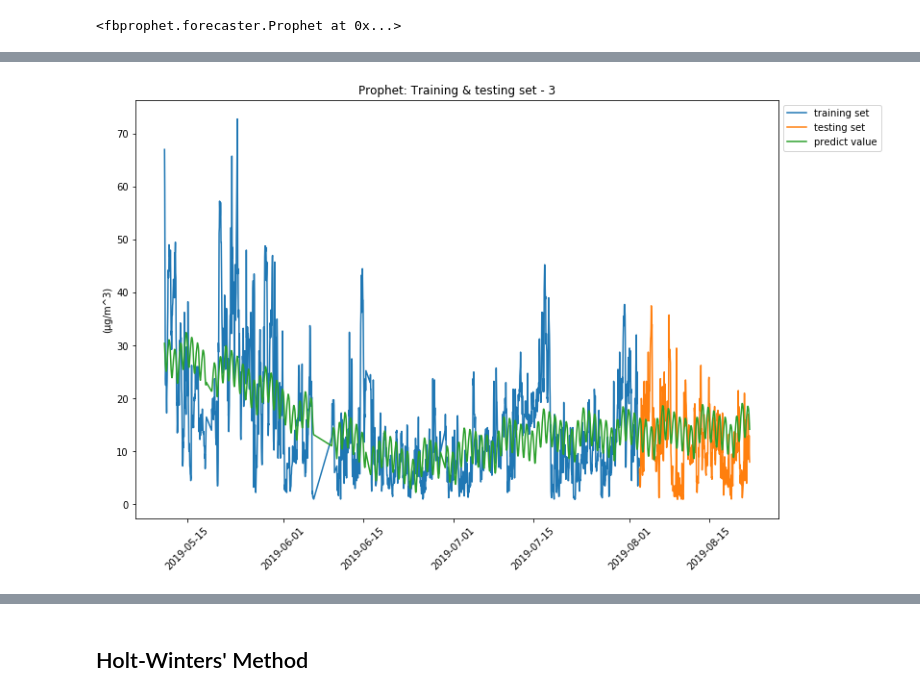
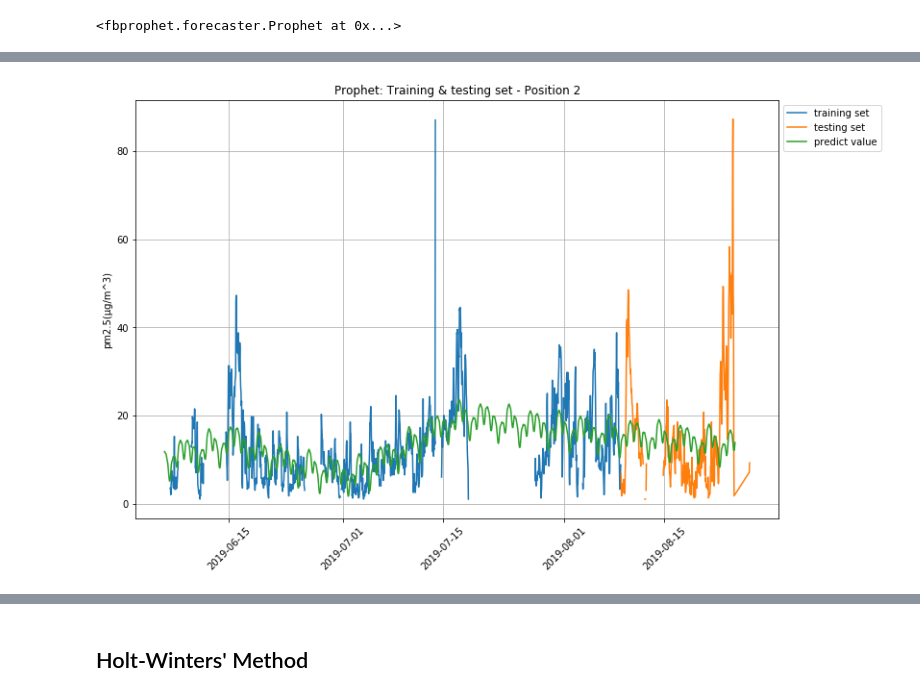
Before and after one commit to kevin110604/pm2.5_training, a Jupyter notebook: pm2.5_time_series.ipynb, the cells around one changed output, grey strips where cells are left out. Drawn from its saved outputs; the diff is of its cells as text; code cells hidden in the pictures.

Commit message:
Try input all positions data

```diff
--- a/pm2.5_time_series.ipynb
+++ b/pm2.5_time_series.ipynb
@@ -87,7 +85,7 @@ def get_all_data():
 ## Prophet
 # %%
 # Load data
-pos = 3
+pos = 2
 data3 = get_data_by_pos(pos)
 df3 = pd.DataFrame(data3)
 # Input time
@@ -117,7 +115,19 @@ df3['hour_minute'] = df3['date'].apply(lambda x: x.hour+x.minute/60)
 df3 = df3[['month', 'day', 'weekday', 'hour', 'hour_minute', 'pm1.0', 'pm2.5', 'pm10.0', 'temp', 'humidity']]
 # Evaluate mean values for each hour
 df3mean = df3.groupby(['month', 'day', 'hour']).mean()
-df3mean.reset_index(inplace=True)
+# Create hourly time
+hourly = pd.period_range(start='2019-06-06', end='2019-08-23', freq='H')
+hourlydf = pd.DataFrame(hourly, columns=['time'])
+# Split time infomation
+hourlydf['month'] = hourlydf['time'].apply(lambda x: x.month)
+hourlydf['day'] = hourlydf['time'].apply(lambda x: x.day)
+hourlydf['hour'] = hourlydf['time'].apply(lambda x: x.hour)
+# Set index
+hourlydf.set_index(['month', 'day', 'hour'], inplace=True)
+# Concat !!!!!!!!
+dfconcat = pd.concat([hourlydf, df3mean], axis=1, sort=False)
+# Reset index
+dfconcat.reset_index(inplace=True)
 # Reconstruct time infomation by `month`, `day`, and `hour`
 
 def get_time(x):
@@ -126,15 +136,15 @@ def get_time(x):
     time = dt.datetime.strptime(time_str, '%Y %m %d %H').replace(tzinfo=taipei_tz)
     return time
 
-df3mean['time'] = df3mean[['month', 'day', 'hour']].apply(get_time, axis=1)
+dfconcat['time'] = dfconcat[['month', 'day', 'hour']].apply(get_time, axis=1)
 # %%
 # Create another df for fitting model
 df_4_fit = pd.DataFrame(columns=['ds_tz','y'])
-df_4_fit['ds_tz'] = df3mean['time']
-df_4_fit['y'] = df3mean['pm2.5'].values
+df_4_fit['ds_tz'] = dfconcat['time']
+df_4_fit['y'] = dfconcat['pm2.5'].values
 # %%
 # Divid training set and test set
-four_fifth_len = len(df3mean)*0.8
+four_fifth_len = len(dfconcat)*0.8
 four_fifth_len = int(four_fifth_len)
 
 train_prophet = df_4_fit[:four_fifth_len]
@@ -142,7 +161,7 @@ test_prophet = df_4_fit[four_fifth_len:]
 # %%
 # Discard timezone info
-train_prophet['ds'] = train_prophet['ds_tz'].values
-test_prophet['ds'] = test_prophet['ds_tz'].values
+train_prophet['ds'] = train_prophet['ds_tz'].apply(lambda x: x.replace(tzinfo=None))
+test_prophet['ds'] = test_prophet['ds_tz'].apply(lambda x: x.replace(tzinfo=None))
 # %% [output]
 A value is trying to be set on a copy of a slice from a DataFrame.
 Try using .loc[row_indexer,col_indexer] = value instead
@@ -185,16 +214,17 @@ prophet.plot_components(forecast);
 # %%
 # Add explicitly converter
 pd.plotting.register_matplotlib_converters()
 # Plt
 plt.figure(figsize=(12, 8))
 # plt.style.use('ggplot')
 plt.plot(train_prophet['ds'], train_prophet['y'], label='training set')
 plt.plot(test_prophet['ds'], test_prophet['y'], label='testing set')
 plt.plot(forecast['ds'], forecast['yhat'], label='predict value')
 plt.xticks(rotation=45)
-plt.ylabel('(μg/m^3)')
+plt.ylabel('pm2.5(μg/m^3)')
 plt.legend(loc='upper left', bbox_to_anchor=(1,1))
-plt.title('Prophet: Training & testing set - %d' % pos)
+plt.title('Prophet: Training & testing set - Position %d' % pos)
+plt.grid()
 plt.show()
 # %% [output]
-[figure, old version]
+[figure, new version]
```
Also changed, not shown: parts of 20 cells of this notebook, 2 other files.
